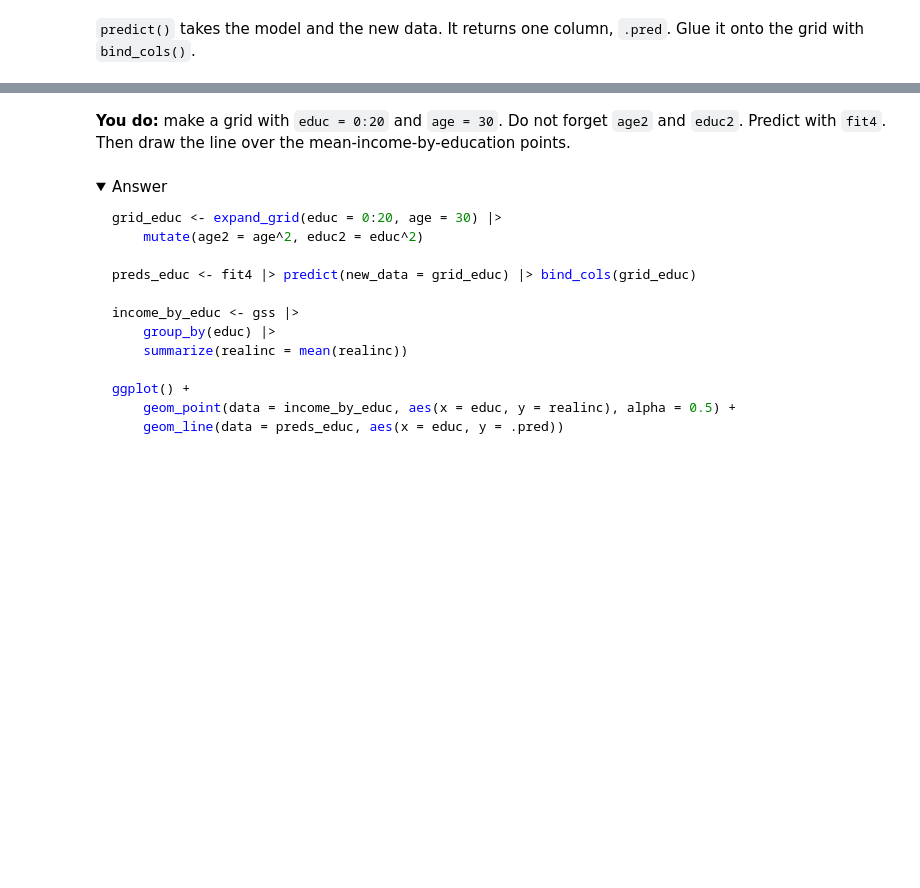
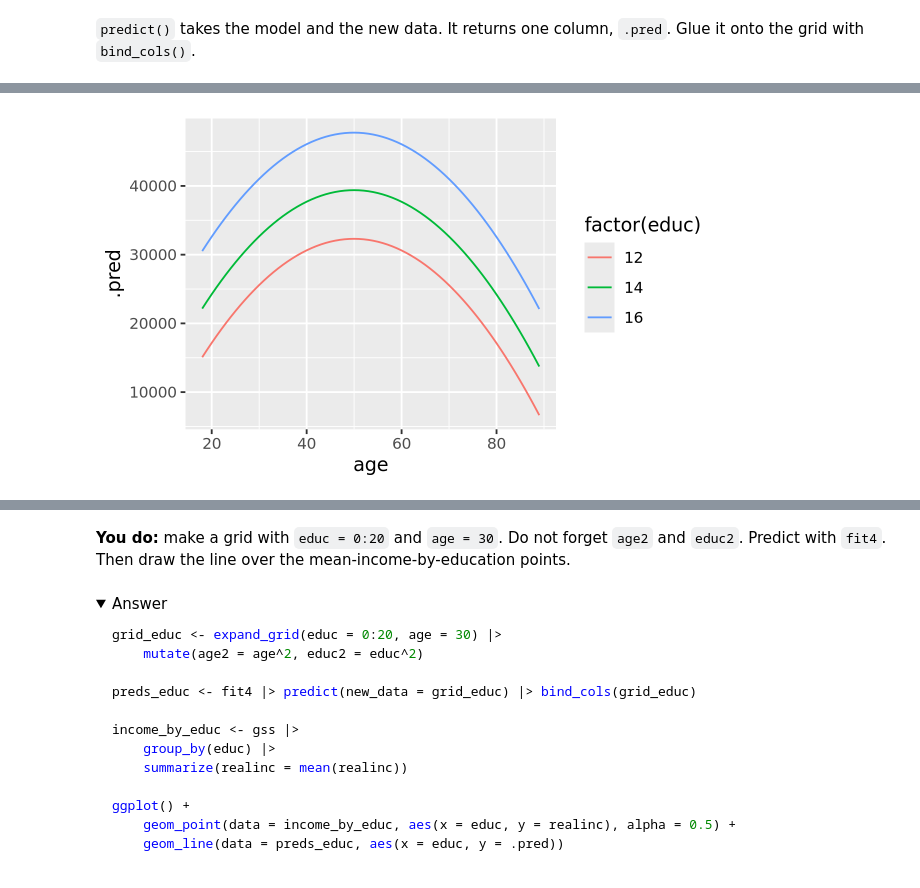
Before and after one commit to Meganallan/codespace, a Jupyter notebook: notebooks/08-lecture-regression.ipynb, the cells around one changed output, grey strips where cells are left out. Cells and saved outputs as stored; diff of their text form; code cells hidden in the pictures; folded sections open; blank space fills up the shorter version.

```diff
--- a/notebooks/08-lecture-regression.ipynb
+++ b/notebooks/08-lecture-regression.ipynb
@@ -49,3 +68,8 @@ ggplot(aes(x = educ, y = realinc)) + geom_point()
 A **linear regression** finds the straight line that fits best.
 
 In tidymodels you say what kind of model you want, `linear_reg()`, then `fit()` it with a **formula**. The formula `realinc ~ educ` means: predict `realinc` from `educ`.
+# %%
+mod = linear_reg()
+
+fit = mod |> fit(realinc ~ educ, data = gss)
+fit
@@ -109,3 +184,9 @@ fit3 |> tidy()
 The `age` slope is positive and the `age2` slope is negative. That makes a hill shape: up, then down.
 
 **You do:** does the same trick help with education? Add `educ2 = educ^2` to `gss` and fit `realinc ~ educ + educ2 + age + age2`. Look back at the mean-income-by-education plot. Does a curve make sense there?
+# %%
+gss <- gss |> mutate(educ2 = educ^2)
+
+fit3 <- linear_reg() |> fit(realinc ~ educ + age + age2 + educ2, data = gss)
+
+fit3 |> tidy()
@@ -150,3 +275,7 @@ preds |> head()
+# %%
+ggplot(preds, aes(x = age, y = .pred, group = educ, color = factor(educ))) + geom_line()
+# %% [output]
+[figure, added]
 # %%
 income_by_age <- gss |>
     group_by(age) |>
```
Also changed, not shown: parts of 17 cells of this notebook.
